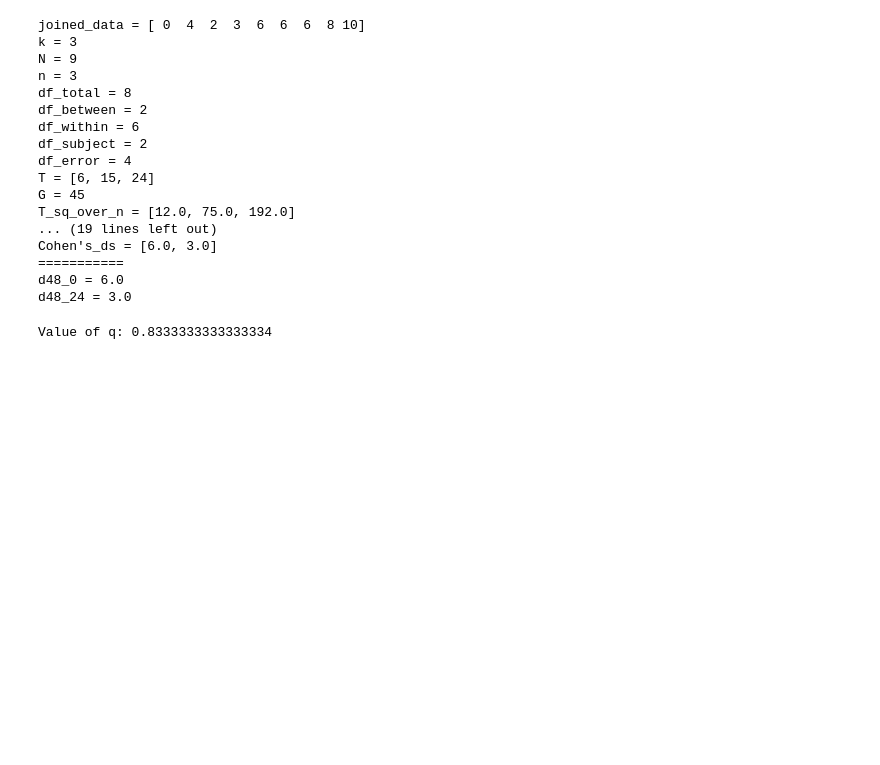
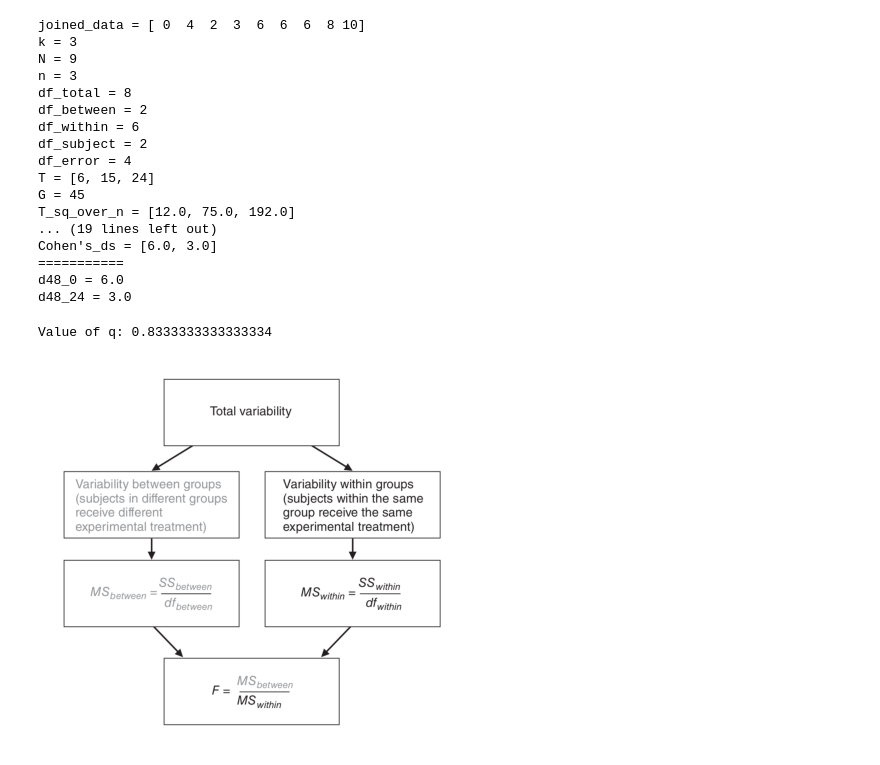
Before and after one commit to carleyeshield21/StatisticsDataScience, a Jupyter notebook: Statistics_Training/Statistics_Witte/Chapter_20.ipynb, the cells around one changed output. Cells and saved outputs as stored; diff of their text form; code cells hidden in the pictures; blank space fills up the shorter version.

```diff
--- a/Statistics_Training/Statistics_Witte/Chapter_20.ipynb
+++ b/Statistics_Training/Statistics_Witte/Chapter_20.ipynb
@@ -186,3 +186,21 @@ q = calculate_q(df_within, k)
 print("Value of q:", q)
 # %% [output]
 Value of q: 0.8333333333333334
+# %%
+import matplotlib.pyplot as plt
+import os
+
+# Path to the image file
+image_path = 'stat_infographic/Anova.png'
+
+# Check if the file exists
+if os.path.exists(image_path):
+    # Load and display the image
+    img = plt.imread(image_path)
+    plt.imshow(img)
+    plt.axis('off')
+    plt.show()
+else:
+    print("File not found:", image_path)
+# %% [output]
+[figure, added]
```
Also changed, not shown: 1 other file.
